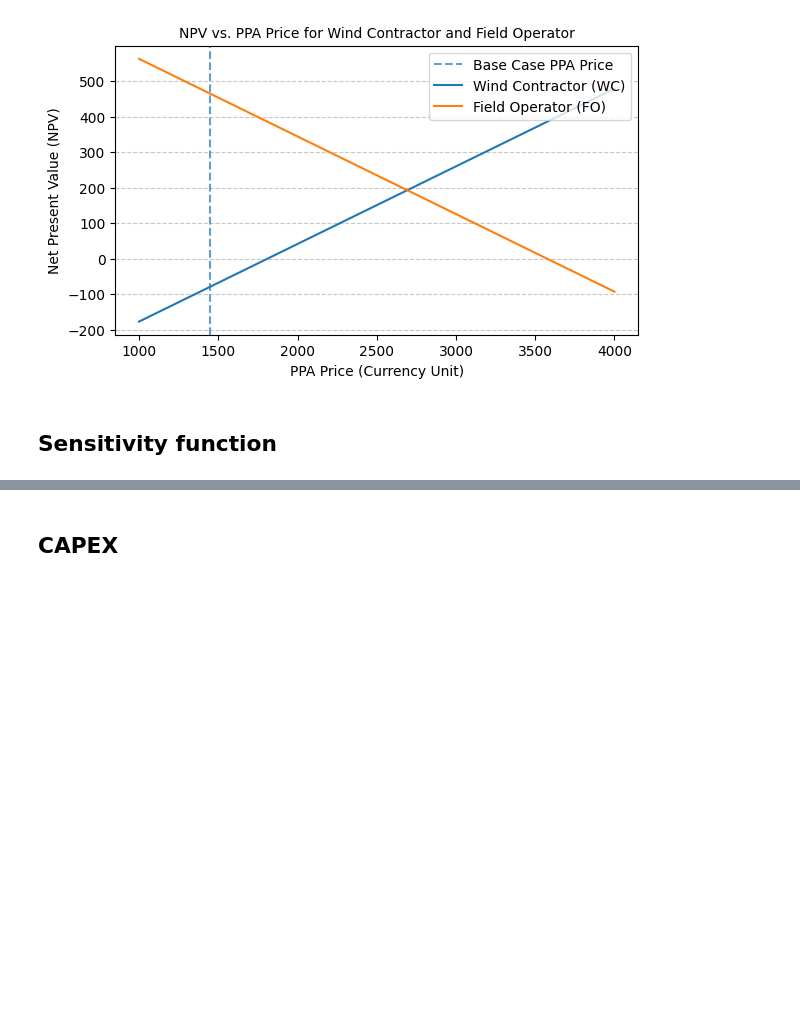
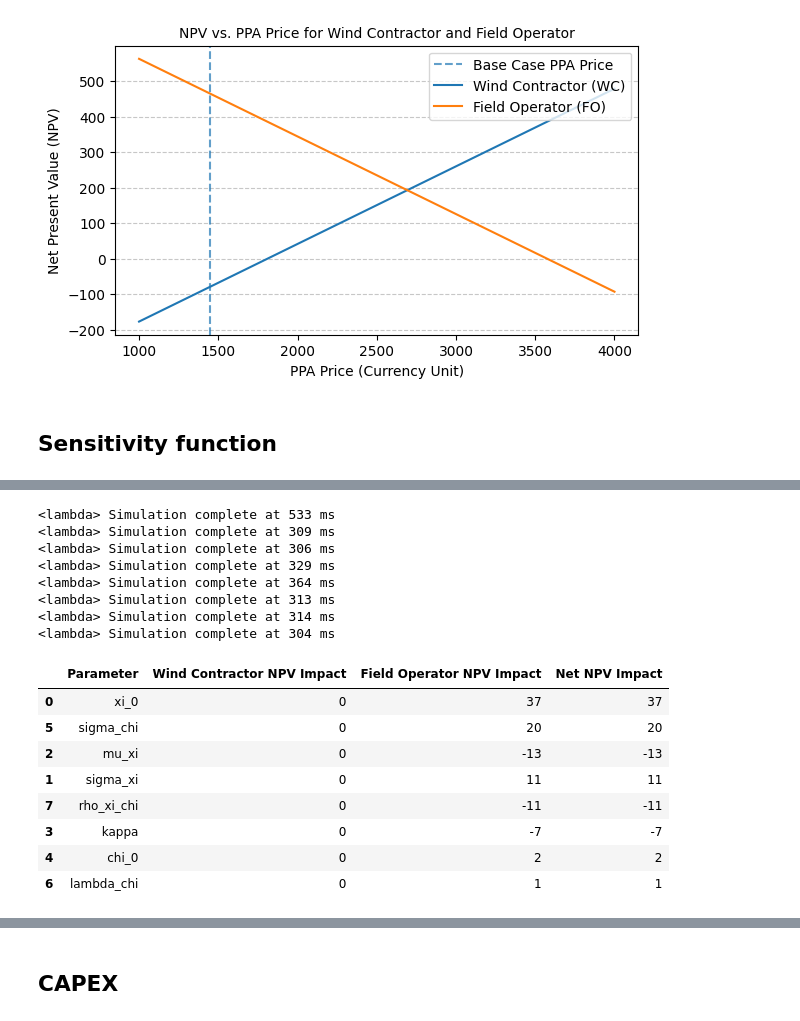
Before and after one commit to eivinddb/project_thesis, a Jupyter notebook: main.ipynb, the cells around one changed output, grey strips where cells are left out. Saved outputs shown, nothing was run; the diff lists cells and outputs as text; code cells hidden in the pictures; blank space fills up the shorter version.

```diff
--- a/main.ipynb
+++ b/main.ipynb
@@ -729,0 +804,65 @@ sensitivity_df.sort_values('Net NPV Impact', key=abs, ascending=False).style.for
+# %%
+parameters = [
+    # From gas_schwartz_smith_params
+    "xi_0",                    # Initial long-term gas price
+    "sigma_xi",                # Volatility of long-term gas price
+    "mu_xi",                   # Drift of long-term gas price
+    "kappa",                   # Mean reversion speed of long-term gas price
+    "chi_0",                   # Initial short-term gas price
+    "sigma_chi",               # Volatility of short-term gas price
+    "lambda_chi",              # Drift of short-term gas price
+    "rho_xi_chi",              # Correlation between short- and long-term gas prices
+    # # From carbon_gbm_params
+    # "mu",                      # Drift for carbon price
+    # "sigma",                   # Volatility of carbon price
+    # "p_0",                     # Initial carbon price
+]
+# %%
+# Define the parameters for sensitivity analysis
+# parameters = ["ppa_price", "r_WC", "CAPEX_WC", "CAPEX_FO", "wind_capacity_factor", "gas_efficiency_factor"]
+percentage_changes = [0.2]  # Changes: -20%, -10%, 0%, +10%, +20%
+
+# Create an empty list to store results
+results = []
+
+# Iterate over each parameter and percentage change
+for parameter in parameters:
+    for percent in percentage_changes:
+        try:
+            wc_npv, fo_npv = sensitivity(parameter, percent)
+            results.append({
+                "Parameter": parameter,
+                # "Percentage Change": percent * 100,  # Convert to percentage
+                "Wind Contractor NPV Impact": wc_npv - npv_wc[0] / 10**6,  # Extract value from tuple
+                "Field Operator NPV Impact": fo_npv - np.mean(npv_fo) / 10**6,  # Extract value from tuple
+            })
+        except Exception as e:
+            print(traceback.format_exc())
+
+# Convert results into a DataFrame for visualization
+sensitivity_df = pd.DataFrame(results)
+
+sensitivity_df['Net NPV Impact'] = (
+    sensitivity_df["Wind Contractor NPV Impact"] + sensitivity_df["Field Operator NPV Impact"]
+)
+
+# Displaying the results
+sensitivity_df.sort_values('Net NPV Impact', key=abs, ascending=False).style.format(precision=0)
+# %% [output]
+<lambda> Simulation complete at 533 ms
+<lambda> Simulation complete at 309 ms
+<lambda> Simulation complete at 306 ms
+<lambda> Simulation complete at 329 ms
+<lambda> Simulation complete at 364 ms
+<lambda> Simulation complete at 313 ms
+<lambda> Simulation complete at 314 ms
+<lambda> Simulation complete at 304 ms
+|  | Parameter | Wind Contractor NPV Impact | Field Operator NPV Impact | Net NPV Impact |
+| 0 | xi_0 | 0 | 37 | 37 |
+| 5 | sigma_chi | 0 | 20 | 20 |
+| 2 | mu_xi | 0 | -13 | -13 |
+| 1 | sigma_xi | 0 | 11 | 11 |
+| 7 | rho_xi_chi | 0 | -11 | -11 |
+| 3 | kappa | 0 | -7 | -7 |
+| 4 | chi_0 | 0 | 2 | 2 |
+| 6 | lambda_chi | 0 | 1 | 1 |
```
Also changed, not shown: parts of 13 cells of this notebook, 3 other files.
